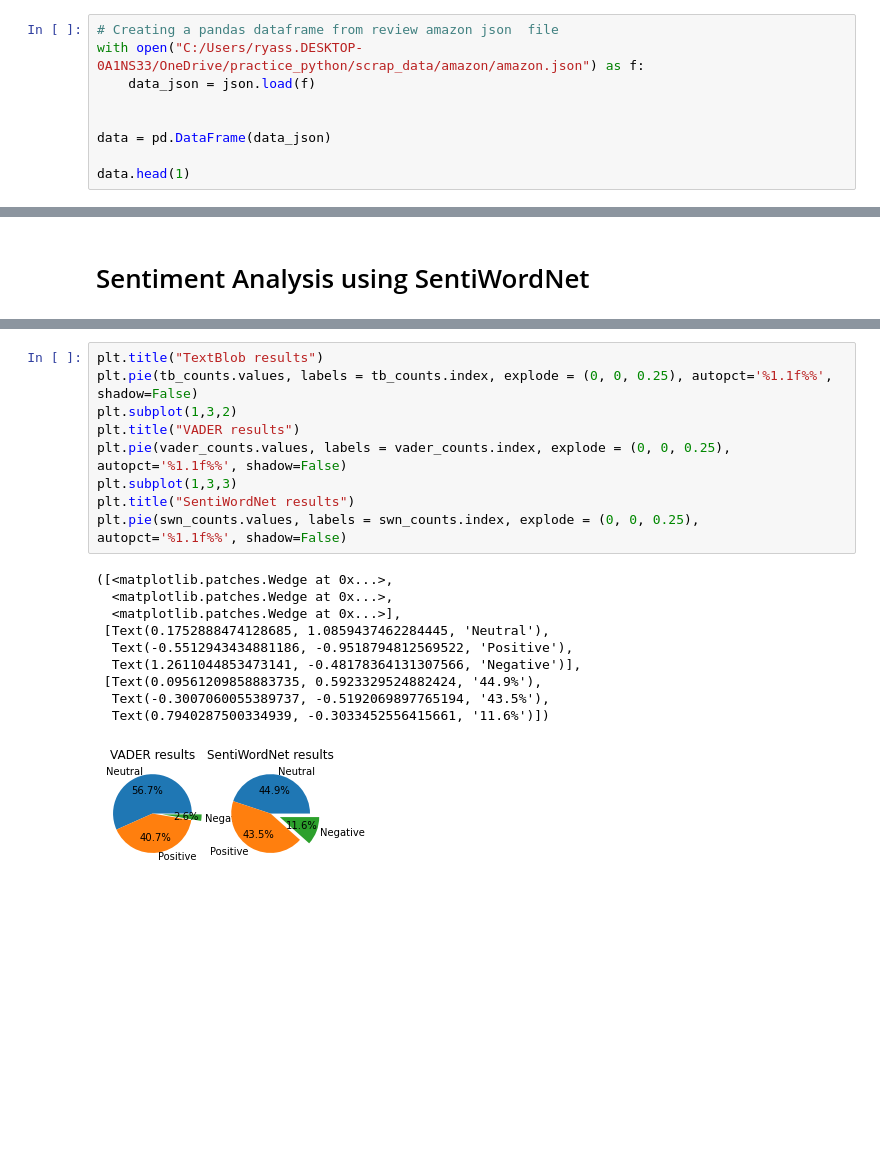
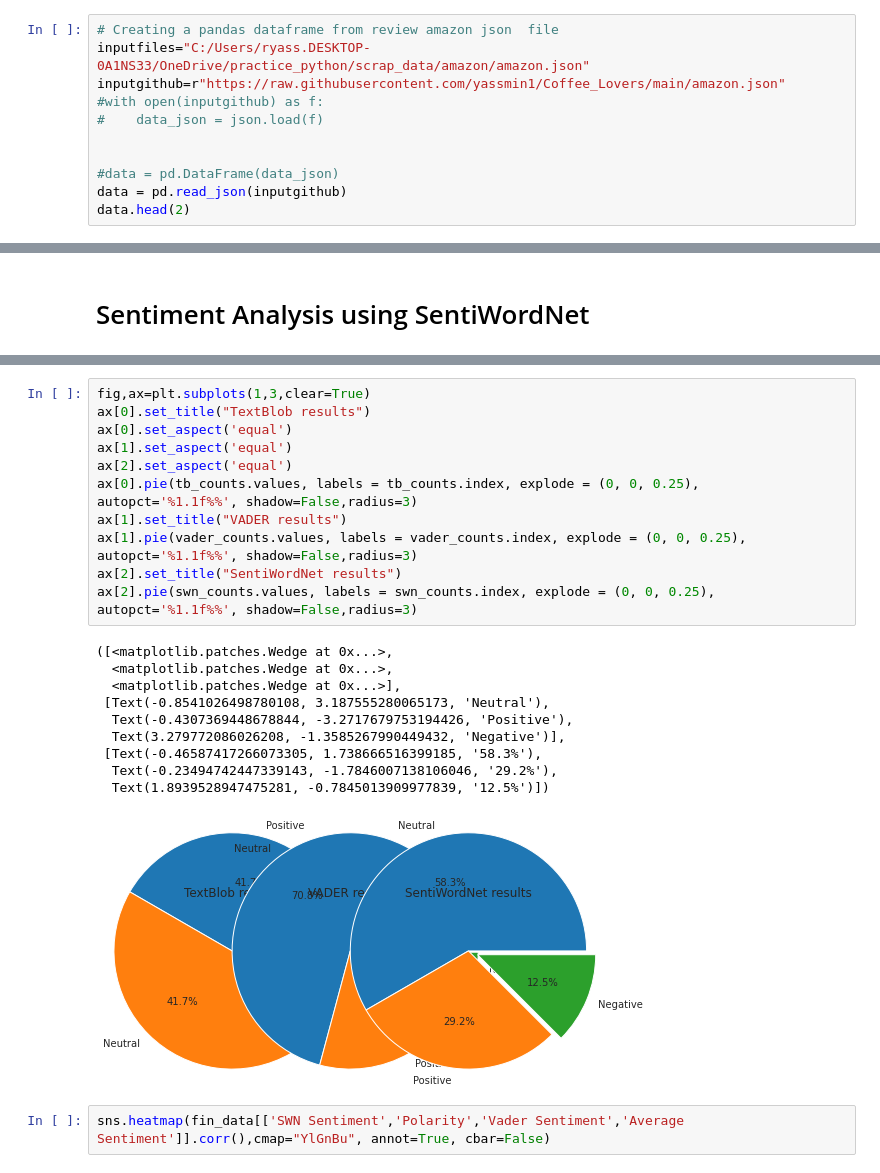
Before and after one commit to yassmin1/Coffee_Lovers, a Jupyter notebook: coffee_review_sentiments.ipynb, the cells around one changed output, grey strips where cells are left out. Drawn from its saved outputs; the diff is of its cells as text; blank space fills up the shorter version.

```diff
--- a/coffee_review_sentiments.ipynb
+++ b/coffee_review_sentiments.ipynb
@@ -33,12 +35,14 @@ import matplotlib.pyplot as plt
 sns.set_style("darkgrid", {"axes.facecolor": ".9"})
 # %%
 # Creating a pandas dataframe from review amazon json  file
-with open("C:/Users/ryass.DESKTOP-0A1NS33/OneDrive/practice_python/scrap_data/amazon/amazon.json") as f:
-    data_json = json.load(f)
+inputfiles="C:/Users/ryass.DESKTOP-0A1NS33/OneDrive/practice_python/scrap_data/amazon/amazon.json"
+inputgithub=r"https://raw.githubusercontent.com/yassmin1/Coffee_Lovers/main/amazon.json"
+#with open(inputgithub) as f:
+#    data_json = json.load(f)
 
 
-data = pd.DataFrame(data_json)
-
-data.head(1)
+#data = pd.DataFrame(data_json)
+data = pd.read_json(inputgithub)
+data.head(2)
 # %% [output]
 |  | product | name | name_link | location | date | stars | title | review |
@@ -270,20 +289,24 @@ Name: SWN Analysis, dtype: int64
 # %%
-plt.title("TextBlob results")
-plt.pie(tb_counts.values, labels = tb_counts.index, explode = (0, 0, 0.25), autopct='%1.1f%%', shadow=False)
-plt.subplot(1,3,2)
-plt.title("VADER results")
-plt.pie(vader_counts.values, labels = vader_counts.index, explode = (0, 0, 0.25), autopct='%1.1f%%', shadow=False)
-plt.subplot(1,3,3)
-plt.title("SentiWordNet results")
-plt.pie(swn_counts.values, labels = swn_counts.index, explode = (0, 0, 0.25), autopct='%1.1f%%', shadow=False)
+fig,ax=plt.subplots(1,3,clear=True)
+ax[0].set_title("TextBlob results")
+ax[0].set_aspect('equal')
+ax[1].set_aspect('equal')
+ax[2].set_aspect('equal')
+ax[0].pie(tb_counts.values, labels = tb_counts.index, explode = (0, 0, 0.25), autopct='%1.1f%%', shadow=False,radius=3)
+ax[1].set_title("VADER results")
+ax[1].pie(vader_counts.values, labels = vader_counts.index, explode = (0, 0, 0.25), autopct='%1.1f%%', shadow=False,radius=3)
+ax[2].set_title("SentiWordNet results")
+ax[2].pie(swn_counts.values, labels = swn_counts.index, explode = (0, 0, 0.25), autopct='%1.1f%%', shadow=False,radius=3)
 # %% [output]
 ([<matplotlib.patches.Wedge at 0x...>,
   <matplotlib.patches.Wedge at 0x...>,
   <matplotlib.patches.Wedge at 0x...>],
- [Text(0.1752888474128685, 1.0859437462284445, 'Neutral'),
-  Text(-0.5512943434881186, -0.9518794812569522, 'Positive'),
-  Text(1.2611044853473141, -0.48178364131307566, 'Negative')],
- [Text(0.09561209858883735, 0.5923329524882424, '44.9%'),
-  Text(-0.3007060055389737, -0.5192069897765194, '43.5%'),
-  Text(0.7940287500334939, -0.3033452556415661, '11.6%')])
+ [Text(-0.8541026498780108, 3.187555280065173, 'Neutral'),
+  Text(-0.4307369448678844, -3.2717679753194426, 'Positive'),
+  Text(3.279772086026208, -1.3585267990449432, 'Negative')],
+ [Text(-0.46587417266073305, 1.738666516399185, '58.3%'),
+  Text(-0.23494742447339143, -1.7846007138106046, '29.2%'),
+  Text(1.8939528947475281, -0.7845013909977839, '12.5%')])
-[figure, old version]
+[figure, new version]
+# %%
+sns.heatmap(fin_data[['SWN Sentiment','Polarity','Vader Sentiment','Average Sentiment']].corr(),cmap="YlGnBu", annot=True, cbar=False)
```
Also changed, not shown: parts of 26 cells of this notebook.
